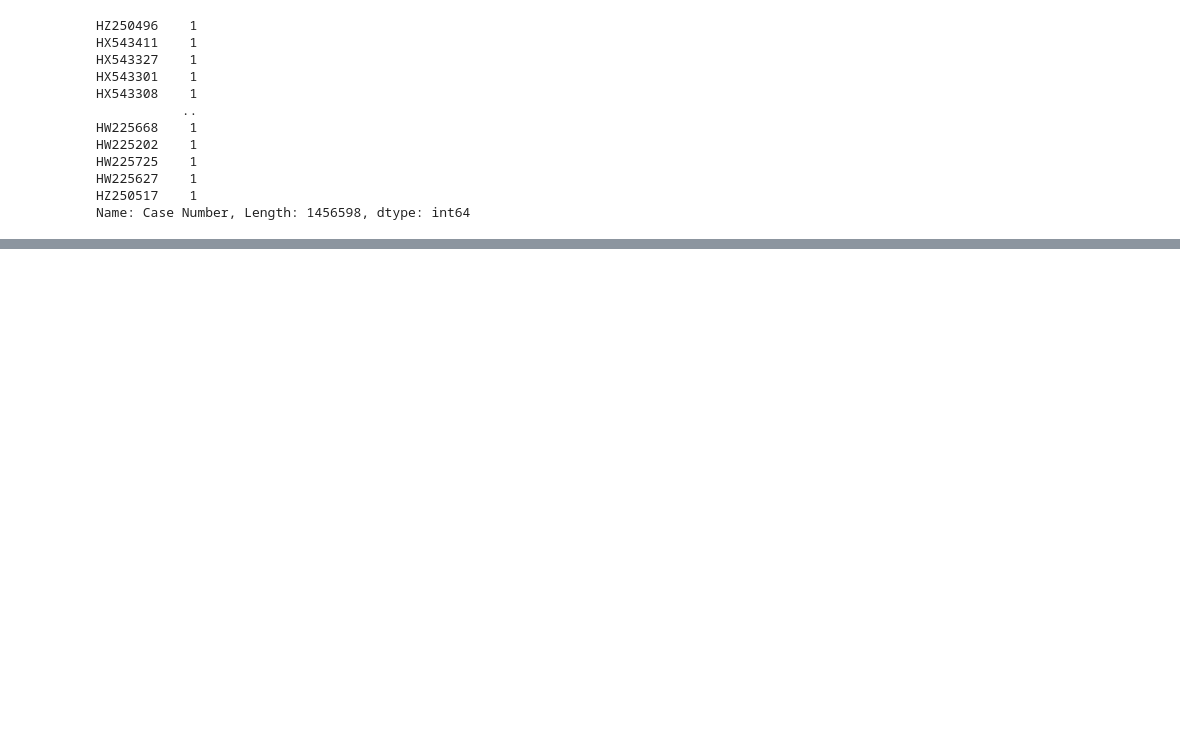
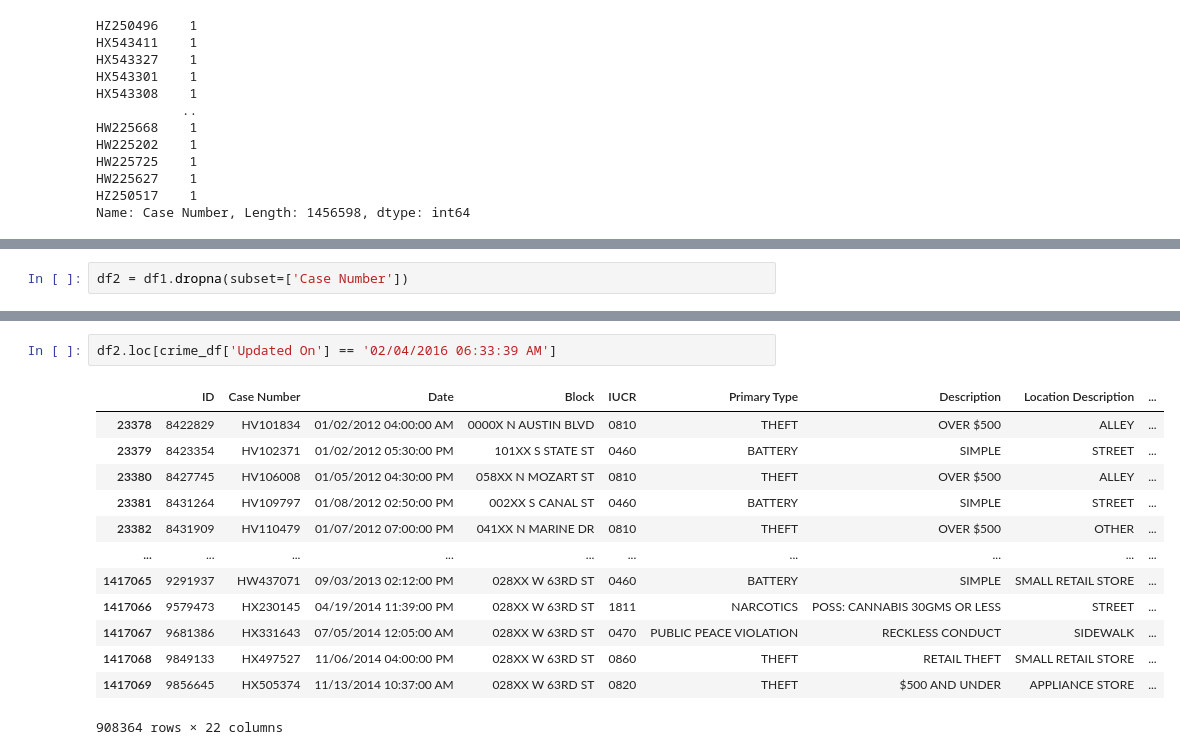
Before and after one commit to IamREX622/Analysis-on-Crimes-in-Chicago-2012-2017-, a Jupyter notebook: Untitled.ipynb, the cells around one changed output, grey strips where cells are left out. Cells and saved outputs as stored; diff of their text form; blank space fills up the shorter version.

```diff
--- a/Untitled.ipynb
+++ b/Untitled.ipynb
@@ -395,0 +403,2 @@ Name: Case Number, Length: 1456598, dtype: int64
+# %%
+df2 = df1.dropna(subset=['Case Number'])
@@ -395,0 +442,16 @@ Name: Case Number, Length: 1456598, dtype: int64
+# %%
+df2.loc[crime_df['Updated On'] == '02/04/2016 06:33:39 AM']
+# %% [output]
+|  | ID | Case Number | Date | Block | IUCR | Primary Type | Description | Location Description | ... |
+| 23378 | 8422829 | HV101834 | 01/02/2012 04:00:00 AM | 0000X N AUSTIN BLVD | 0810 | THEFT | OVER $500 | ALLEY | ... |
+| 23379 | 8423354 | HV102371 | 01/02/2012 05:30:00 PM | 101XX S STATE ST | 0460 | BATTERY | SIMPLE | STREET | ... |
+| 23380 | 8427745 | HV106008 | 01/05/2012 04:30:00 PM | 058XX N MOZART ST | 0810 | THEFT | OVER $500 | ALLEY | ... |
+| 23381 | 8431264 | HV109797 | 01/08/2012 02:50:00 PM | 002XX S CANAL ST | 0460 | BATTERY | SIMPLE | STREET | ... |
+| 23382 | 8431909 | HV110479 | 01/07/2012 07:00:00 PM | 041XX N MARINE DR | 0810 | THEFT | OVER $500 | OTHER | ... |
+| ... | ... | ... | ... | ... | ... | ... | ... | ... | ... |
+| 1417065 | 9291937 | HW437071 | 09/03/2013 02:12:00 PM | 028XX W 63RD ST | 0460 | BATTERY | SIMPLE | SMALL RETAIL STORE | ... |
+| 1417066 | 9579473 | HX230145 | 04/19/2014 11:39:00 PM | 028XX W 63RD ST | 1811 | NARCOTICS | POSS: CANNABIS 30GMS OR LESS | STREET | ... |
+| 1417067 | 9681386 | HX331643 | 07/05/2014 12:05:00 AM | 028XX W 63RD ST | 0470 | PUBLIC PEACE VIOLATION | RECKLESS CONDUCT | SIDEWALK | ... |
+| 1417068 | 9849133 | HX497527 | 11/06/2014 04:00:00 PM | 028XX W 63RD ST | 0860 | THEFT | RETAIL THEFT | SMALL RETAIL STORE | ... |
+| 1417069 | 9856645 | HX505374 | 11/13/2014 10:37:00 AM | 028XX W 63RD ST | 0820 | THEFT | $500 AND UNDER | APPLIANCE STORE | ... |
+908364 rows × 22 columns
```
Also changed, not shown: parts of 11 cells of this notebook.
